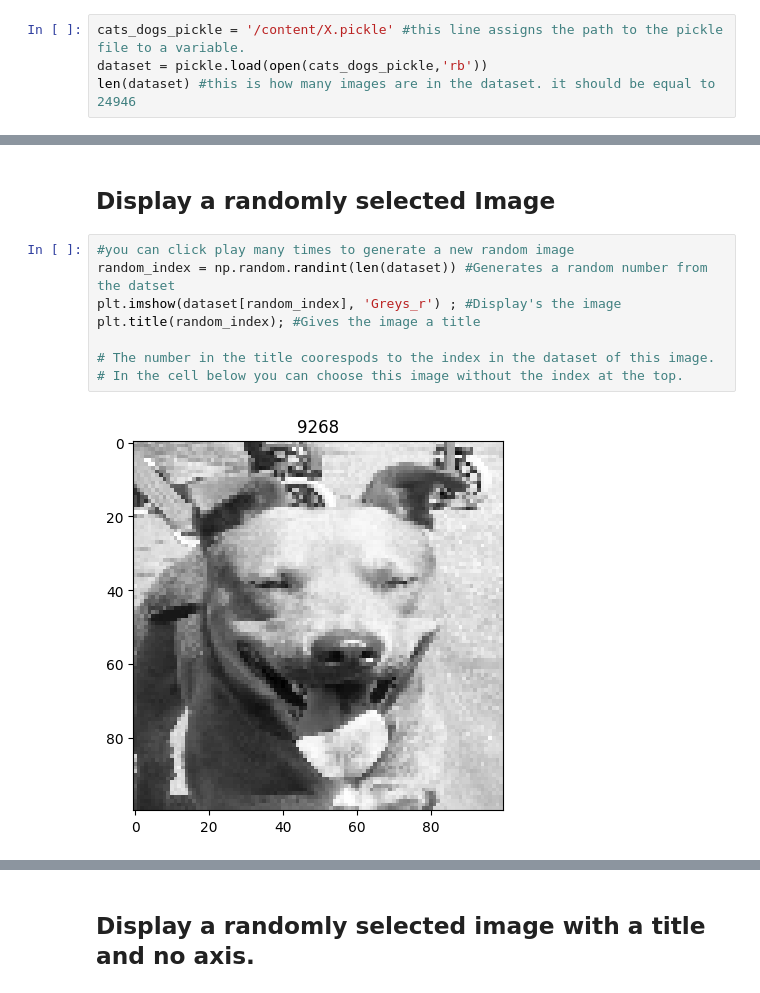
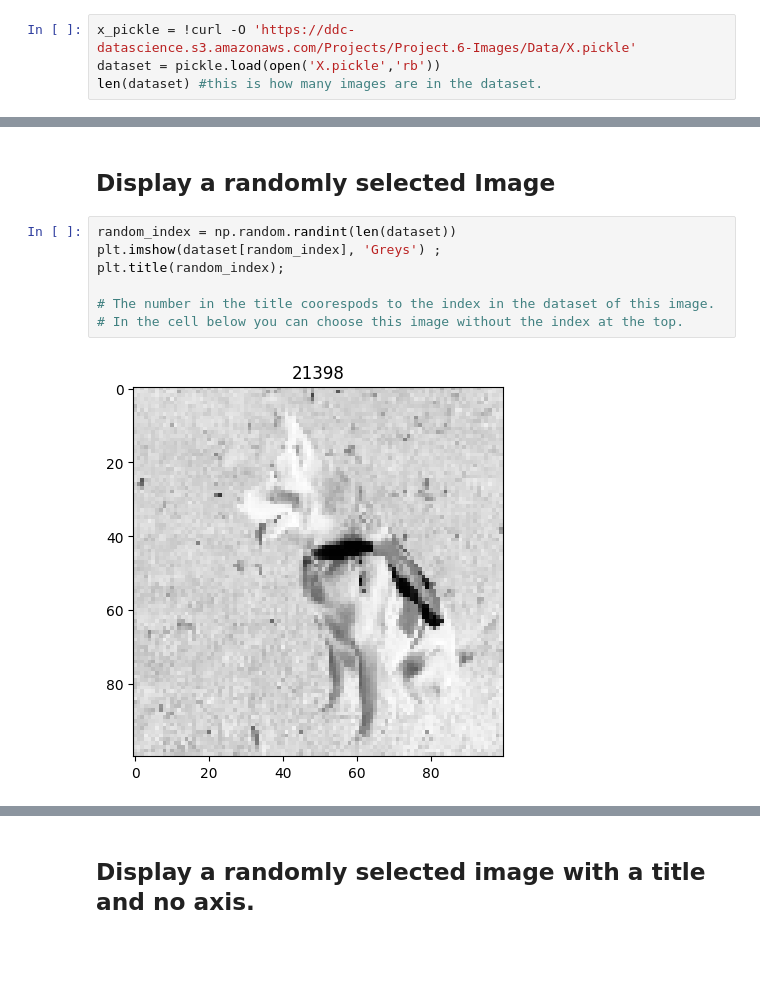
Before and after one commit to Cole-Pd/DeepDive, a Jupyter notebook: Dog_cat_random_image_generator.ipynb, the cells around one changed output, grey strips where cells are left out. Cells and saved outputs as stored; diff of their text form; blank space fills up the shorter version.

```diff
--- a/Dog_cat_random_image_generator.ipynb
+++ b/Dog_cat_random_image_generator.ipynb
@@ -12,9 +16,9 @@ import matplotlib.pyplot as plt #this displays the image
 
 * Load pickled data from cats_dogs.pickle
 # %%
-cats_dogs_pickle = '/content/X.pickle' #this line assigns the path to the pickle file to a variable.
-dataset = pickle.load(open(cats_dogs_pickle,'rb'))
-len(dataset) #this is how many images are in the dataset. it should be equal to 24946
+x_pickle = !curl -O 'https://ddc-datascience.s3.amazonaws.com/Projects/Project.6-Images/Data/X.pickle'
+dataset = pickle.load(open('X.pickle','rb'))
+len(dataset) #this is how many images are in the dataset.
 # %% [output]
 24946
 # %% [markdown]
@@ -27,13 +31,12 @@ dataset = (dataset)/255
 # %% [markdown]
 ## Display a randomly selected Image
 # %%
-#you can click play many times to generate a new random image
-random_index = np.random.randint(len(dataset)) #Generates a random number from the datset
-plt.imshow(dataset[random_index], 'Greys_r') ; #Display's the image
-plt.title(random_index); #Gives the image a title
+random_index = np.random.randint(len(dataset))
+plt.imshow(dataset[random_index], 'Greys') ;
+plt.title(random_index);
 
 # The number in the title coorespods to the index in the dataset of this image.
 # In the cell below you can choose this image without the index at the top.
 # %% [output]
-[figure, old version]
+[figure, new version]
 # %% [markdown]
```
Also changed, not shown: parts of 8 cells of this notebook.
